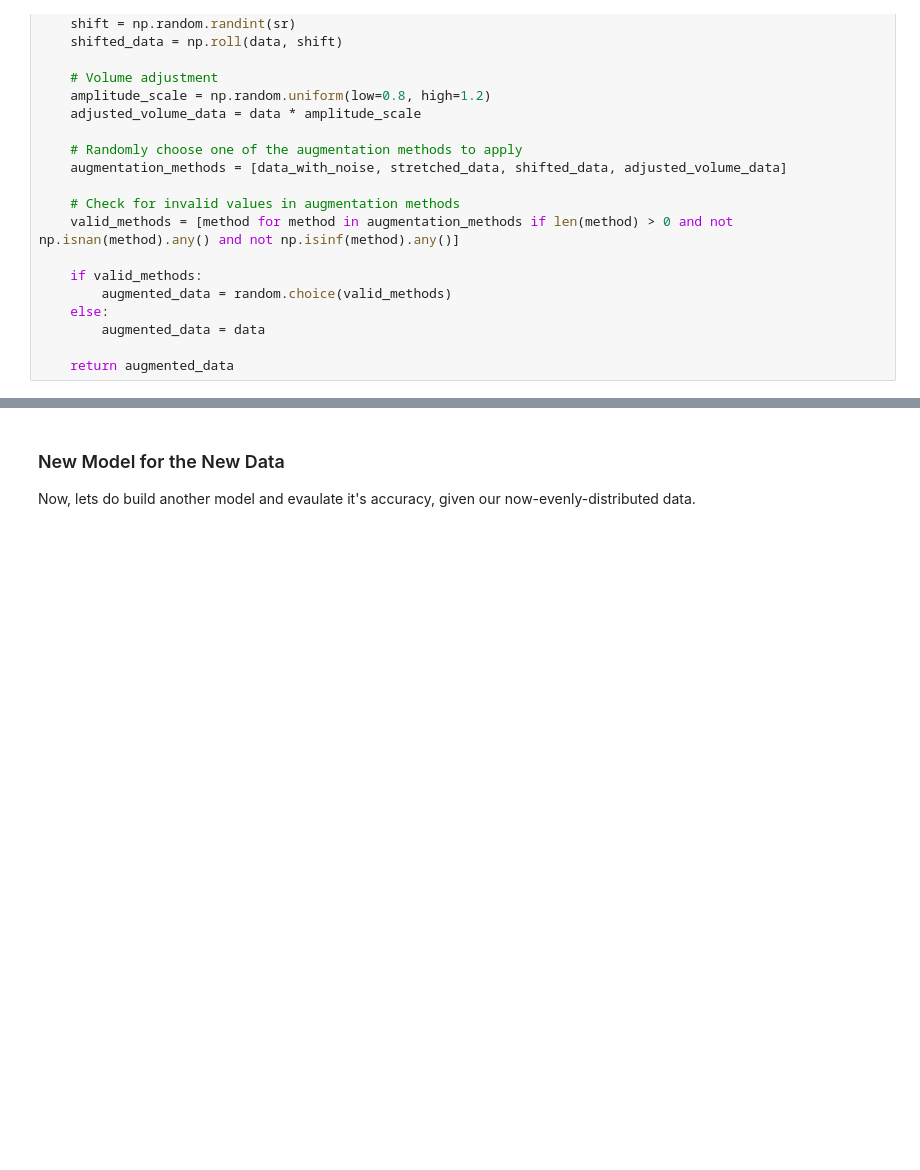
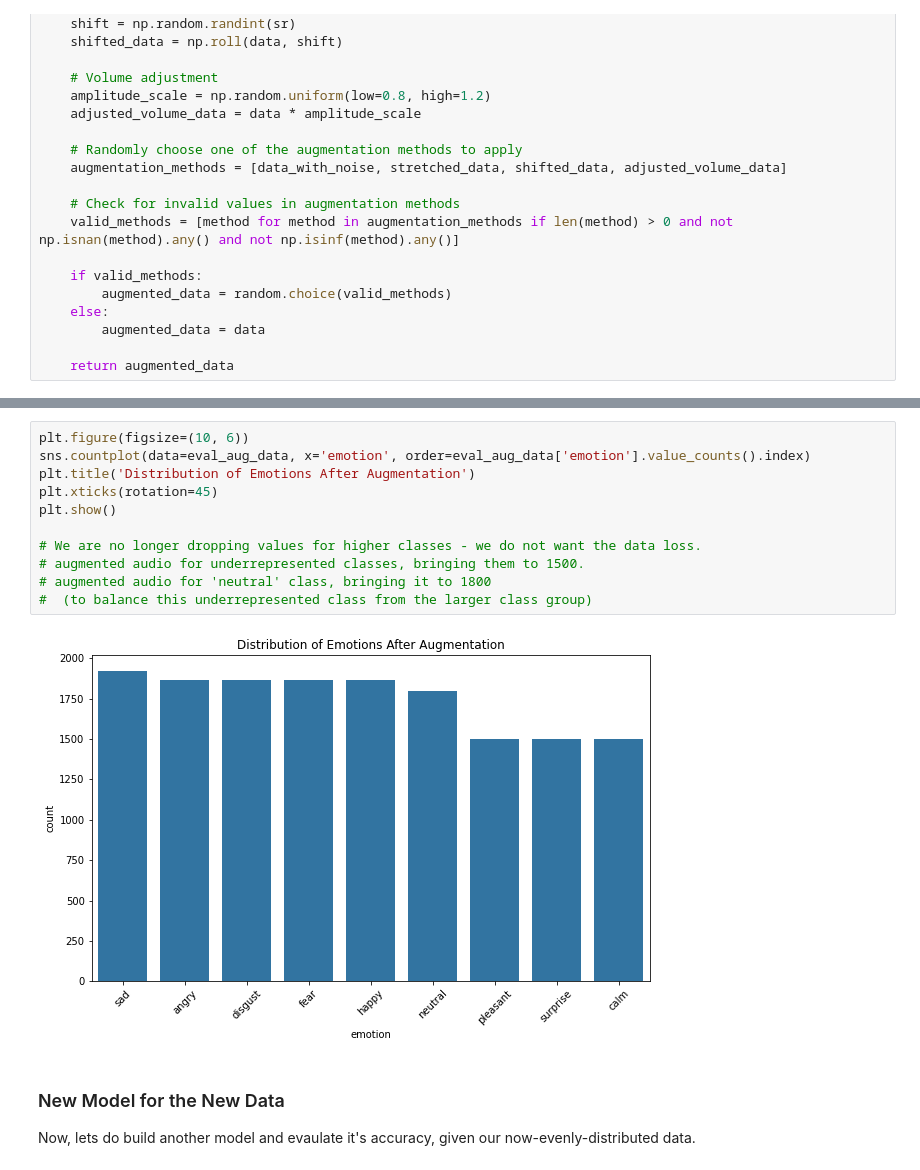
Before and after one commit to woodenikki/detecting-emotion-in-voice, a Jupyter notebook: notebook.ipynb, the cells around one changed output, grey strips where cells are left out. Saved outputs shown, nothing was run; the diff lists cells and outputs as text; blank space fills up the shorter version.

```diff
--- a/notebook.ipynb
+++ b/notebook.ipynb
@@ -876,4 +872,17 @@ neutral     1500
 Name: count, dtype: int64
+# %%
+plt.figure(figsize=(10, 6))
+sns.countplot(data=eval_aug_data, x='emotion', order=eval_aug_data['emotion'].value_counts().index)
+plt.title('Distribution of Emotions After Augmentation')
+plt.xticks(rotation=45)
+plt.show()
+
+# We are no longer dropping values for higher classes - we do not want the data loss.
+# augmented audio for underrepresented classes, bringing them to 1500.
+# augmented audio for 'neutral' class, bringing it to 1800
+#  (to balance this underrepresented class from the larger class group)
+# %% [output]
+[figure, added]
 # %% [markdown]
 ### New Model for the New Data
 
```
Also changed, not shown: parts of 6 cells of this notebook.
